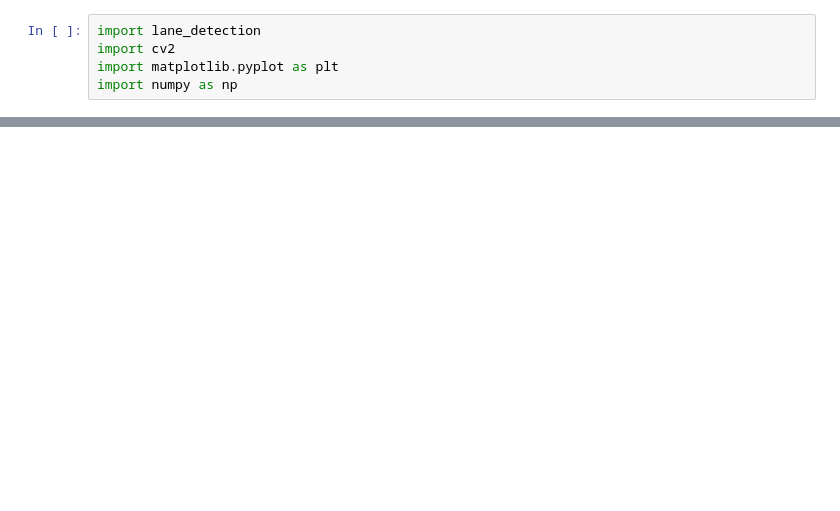
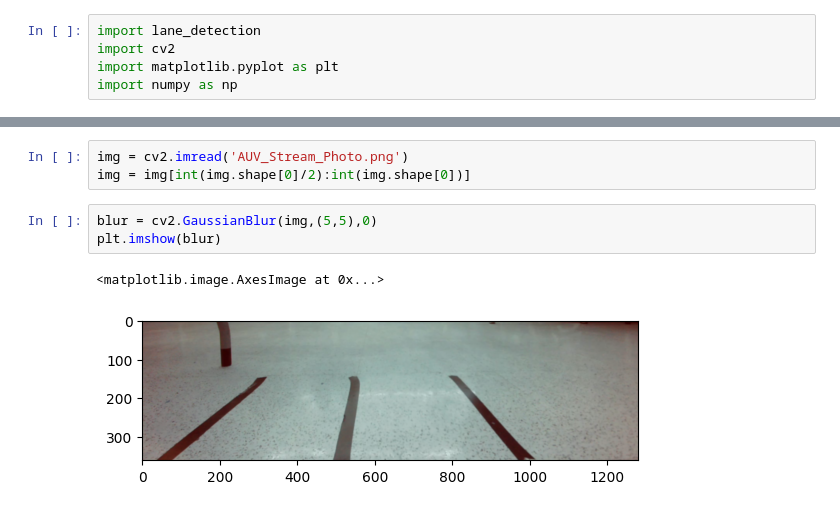
Before and after one commit to svuppala2024/cv-intro, a Jupyter notebook: lane_detection.ipynb, the cells around one changed output, grey strips where cells are left out. Cells and saved outputs as stored; diff of their text form; blank space fills up the shorter version.

```diff
--- a/lane_detection.ipynb
+++ b/lane_detection.ipynb
@@ -56,0 +38,9 @@ KeyboardInterrupt:
+# %%
+img = cv2.imread('AUV_Stream_Photo.png')
+img = img[int(img.shape[0]/2):int(img.shape[0])]
+# %%
+blur = cv2.GaussianBlur(img,(5,5),0)
+plt.imshow(blur)
+# %% [output]
+<matplotlib.image.AxesImage at 0x...>
+[figure, added]
```
Also changed, not shown: parts of 6 cells of this notebook, 4 other files.
